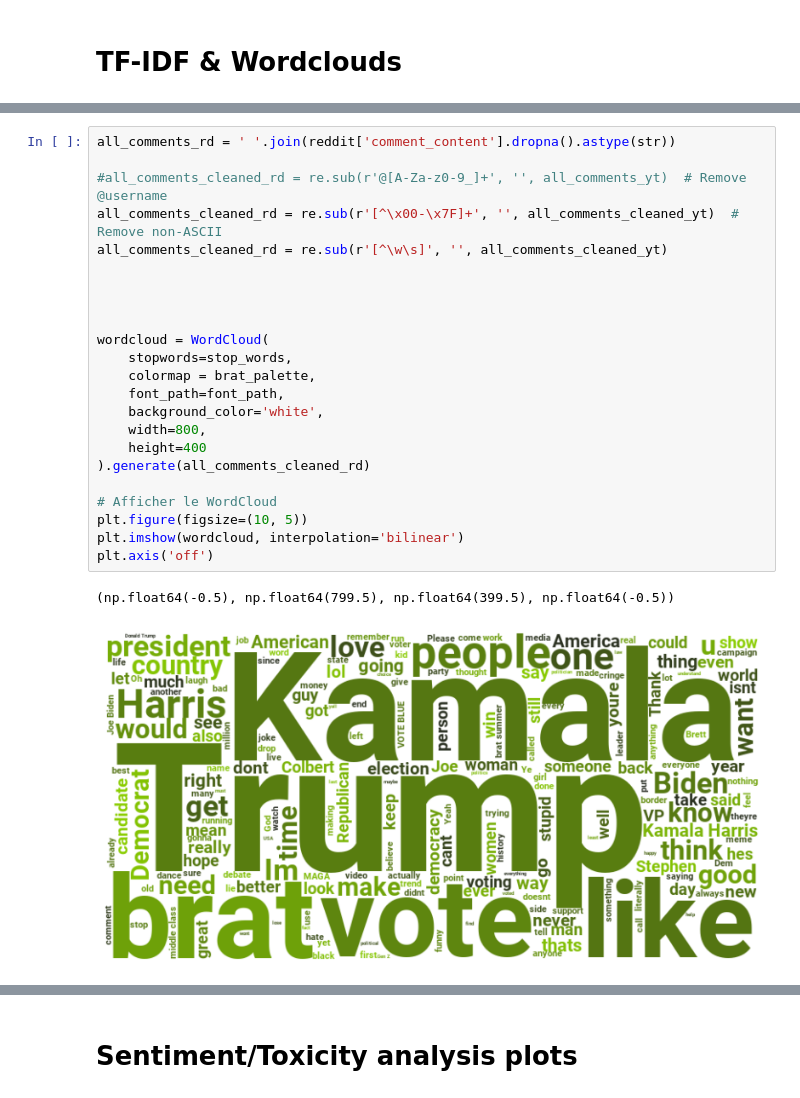
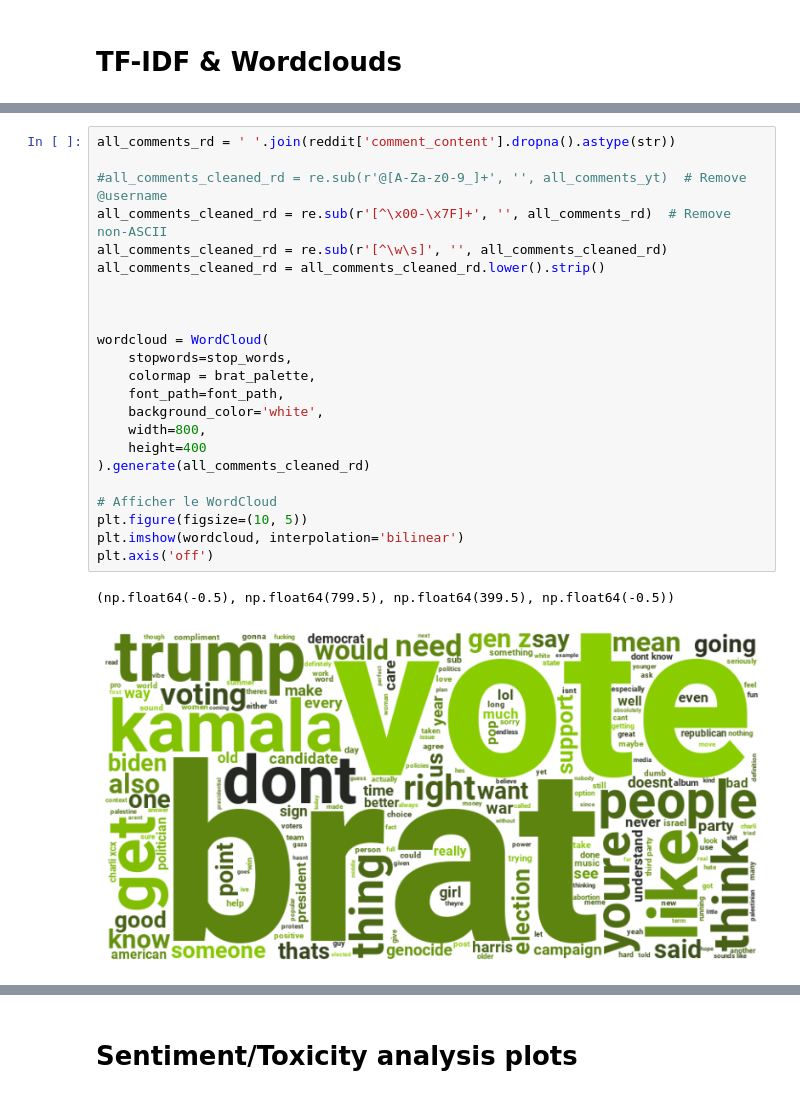
Before and after one commit to pouvoirdasha/sociology_scrapping, a Jupyter notebook: notebooks_stats_finetuning/decriptive_stats_dasha.ipynb, the cells around one changed output, grey strips where cells are left out. Drawn from its saved outputs; the diff is of its cells as text.

```diff
--- a/notebooks_stats_finetuning/decriptive_stats_dasha.ipynb
+++ b/notebooks_stats_finetuning/decriptive_stats_dasha.ipynb
@@ -802,26 +875,26 @@ reddit.head()
 # %%
 all_comments_rd = ' '.join(reddit['comment_content'].dropna().astype(str))
 
 #all_comments_cleaned_rd = re.sub(r'@[A-Za-z0-9_]+', '', all_comments_yt)  # Remove @username
-all_comments_cleaned_rd = re.sub(r'[^\x00-\x7F]+', '', all_comments_cleaned_yt)  # Remove non-ASCII
-all_comments_cleaned_rd = re.sub(r'[^\w\s]', '', all_comments_cleaned_yt)
-
+all_comments_cleaned_rd = re.sub(r'[^\x00-\x7F]+', '', all_comments_rd)  # Remove non-ASCII
+all_comments_cleaned_rd = re.sub(r'[^\w\s]', '', all_comments_cleaned_rd)
+all_comments_cleaned_rd = all_comments_cleaned_rd.lower().strip()
 
 
 
 wordcloud = WordCloud(
     stopwords=stop_words,
     colormap = brat_palette,
     font_path=font_path,
     background_color='white',
     width=800,
     height=400
 ).generate(all_comments_cleaned_rd)
 
 # Afficher le WordCloud
 plt.figure(figsize=(10, 5))
 plt.imshow(wordcloud, interpolation='bilinear')
 plt.axis('off')
 # %% [output]
 (np.float64(-0.5), np.float64(799.5), np.float64(399.5), np.float64(-0.5))
-[figure, old version]
+[figure, new version]
```
Also changed, not shown: parts of 13 cells of this notebook.
